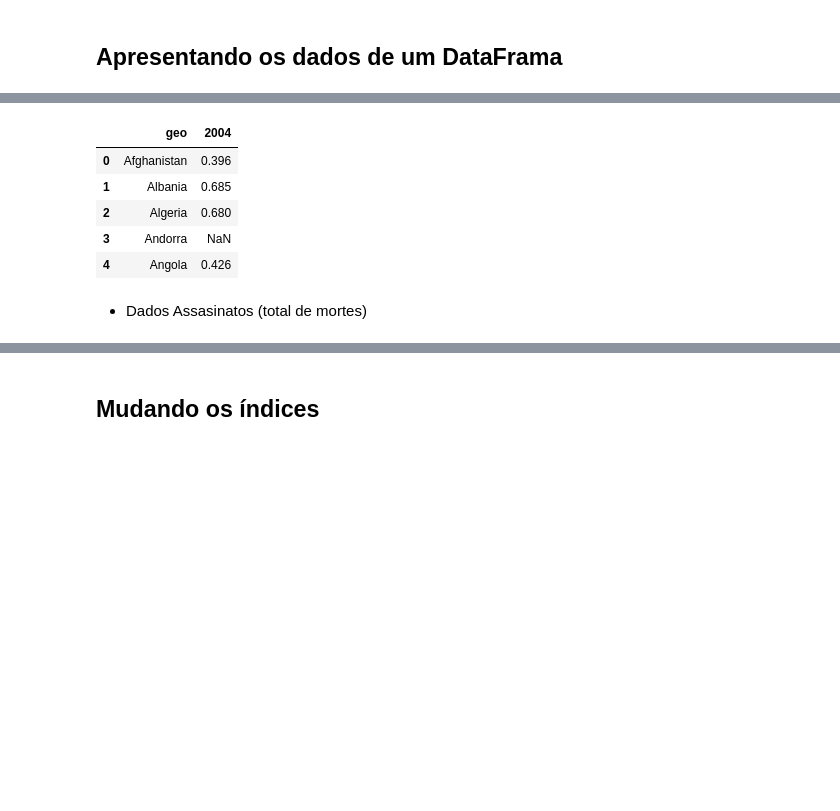
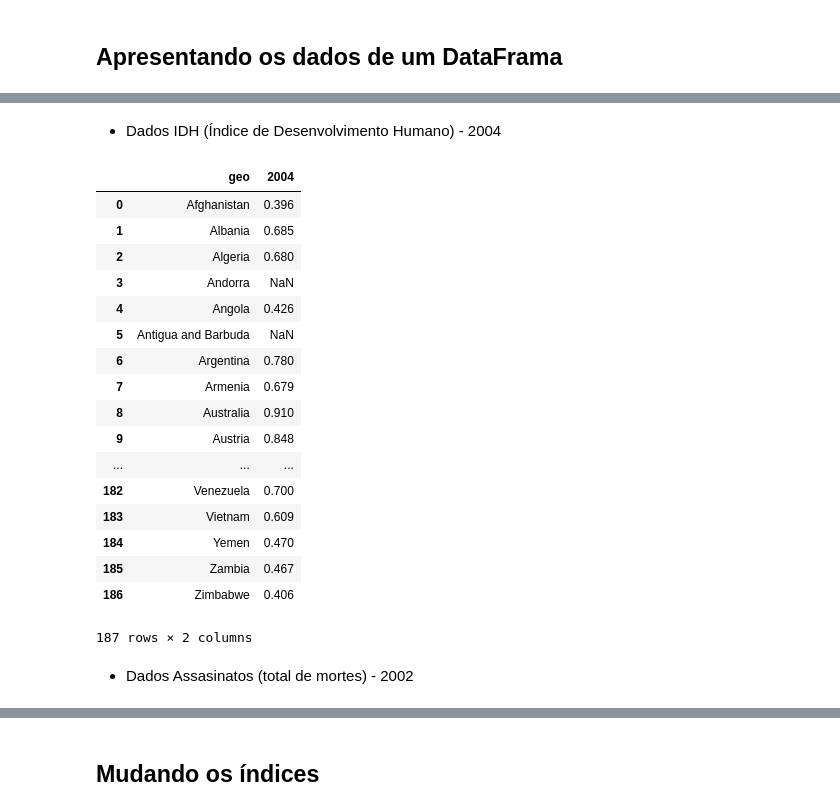
Before and after one commit to BeatrizAlexandre/Projeto_1, a Jupyter notebook: Projeto 1 Beatriz Alexandre.ipynb, the cells around one changed output, grey strips where cells are left out. Drawn from its saved outputs; the diff is of its cells as text; code cells hidden in the pictures; blank space fills up the shorter version.

```diff
--- a/Projeto 1 Beatriz Alexandre.ipynb
+++ b/Projeto 1 Beatriz Alexandre.ipynb
@@ -34,13 +63,27 @@ import seaborn as sns
+# %% [markdown]
+- Dados IDH (Índice de Desenvolvimento Humano) - 2004
 # %%
 dados_IDH = pd.read_excel('hdi_human_development_index.xlsx')
 IDH_2004 = dados_IDH.loc[:,["geo", 2004]]
-IDH_2004.head()
+IDH_2004
 # %% [output]
 |  | geo | 2004 |
 | 0 | Afghanistan | 0.396 |
 | 1 | Albania | 0.685 |
 | 2 | Algeria | 0.680 |
 | 3 | Andorra | NaN |
 | 4 | Angola | 0.426 |
+| 5 | Antigua and Barbuda | NaN |
+| 6 | Argentina | 0.780 |
+| 7 | Armenia | 0.679 |
+| 8 | Australia | 0.910 |
+| 9 | Austria | 0.848 |
+| ... | ... | ... |
+| 182 | Venezuela | 0.700 |
+| 183 | Vietnam | 0.609 |
+| 184 | Yemen | 0.470 |
+| 185 | Zambia | 0.467 |
+| 186 | Zimbabwe | 0.406 |
+187 rows × 2 columns
 # %% [markdown]
-- Dados Assasinatos (total de mortes)
+- Dados Assasinatos (total de mortes) - 2002
```
Also changed, not shown: parts of 59 cells of this notebook, 2 other files.
